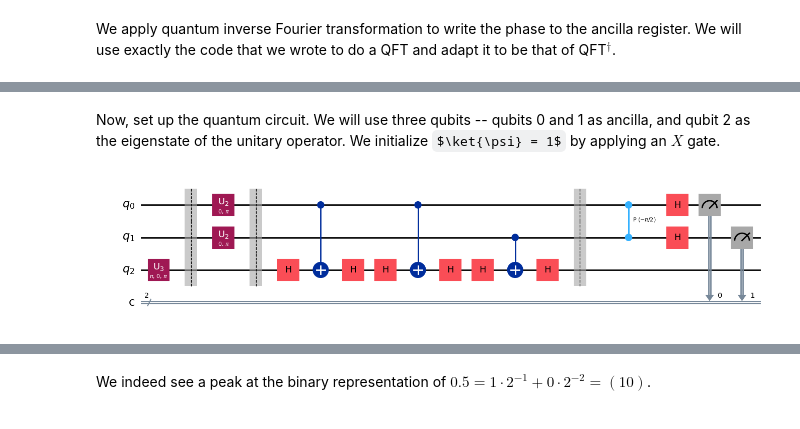
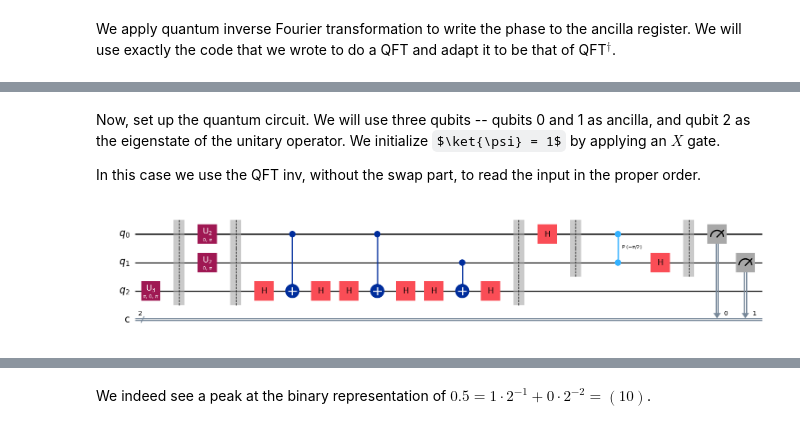
Before and after one commit to NicolaAssolini98/QuantumLab, a Jupyter notebook: Lab5/3_PhaseEstimation.ipynb, the cells around one changed output, grey strips where cells are left out. Saved outputs shown, nothing was run; the diff lists cells and outputs as text; code cells hidden in the pictures; some formulas as TeX source.

```diff
--- a/Lab5/3_PhaseEstimation.ipynb
+++ b/Lab5/3_PhaseEstimation.ipynb
@@ -204,33 +232,35 @@ def cu(n):
 # %% [markdown]
 Now, set up the quantum circuit. We will use three qubits -- qubits 0 and 1 as ancilla, and qubit 2 as the eigenstate of the unitary operator.
 We initialize $\ket{\psi} = 1$ by applying an $X$ gate.
+
+In this case we use the QFT inv, without the swap part, to read the input in the proper order.
 # %%
 # Construct a circuit in qiskit for the 3 qubit (q) and 2 classical (c) registers.
 q = QuantumRegister(3, name='q')
 c = ClassicalRegister(2, name='c')
 qpe = QuantumCircuit(q, c)
 
 # Initialize your qubit[2] in a state |1> by applyin an X gate.
 qpe.x(q[2])
 qpe.barrier()
 
 # Apply Hadamard gates to the ancilla qubits
 qpe.h(q[0])
 qpe.h(q[1])
 
 qpe.barrier()
 
 qpe.append(cu(2),[0,2])
 qpe.append(cu(1),[1,2])
 qpe.barrier()
 
-qpe.append(qft_dagger(2),[0,1])
+qpe.append(qft_dagger_wo_swap(2),[0,1])
 qpe.measure(q[0], c[0])
 qpe.measure(q[1], c[1])
 qpe.decompose().draw('mpl')
 # qpe.draw('mpl')
 # %% [output]
-[figure, old version]
+[figure, new version]
 # %%
 job = sampler.run(qpe, shots=1024)
 results = job.result()
```
Also changed, not shown: parts of 2 cells of this notebook.
